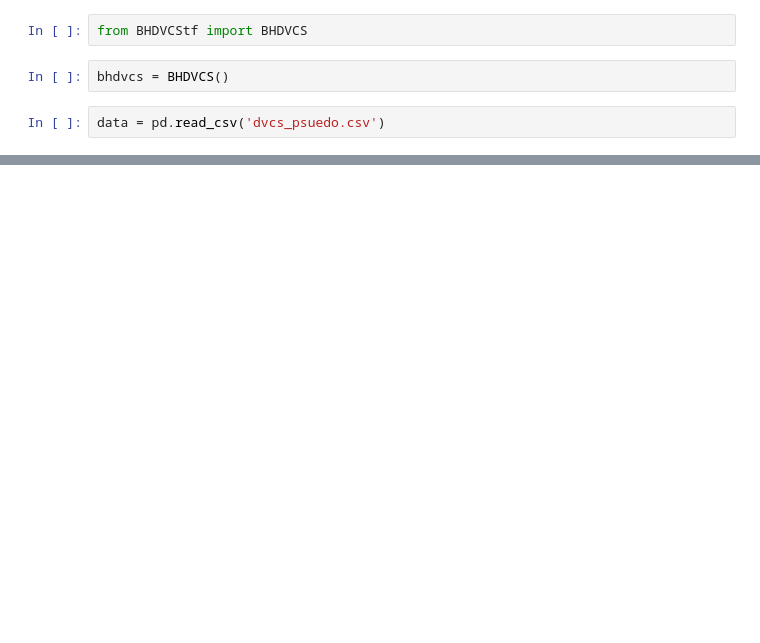
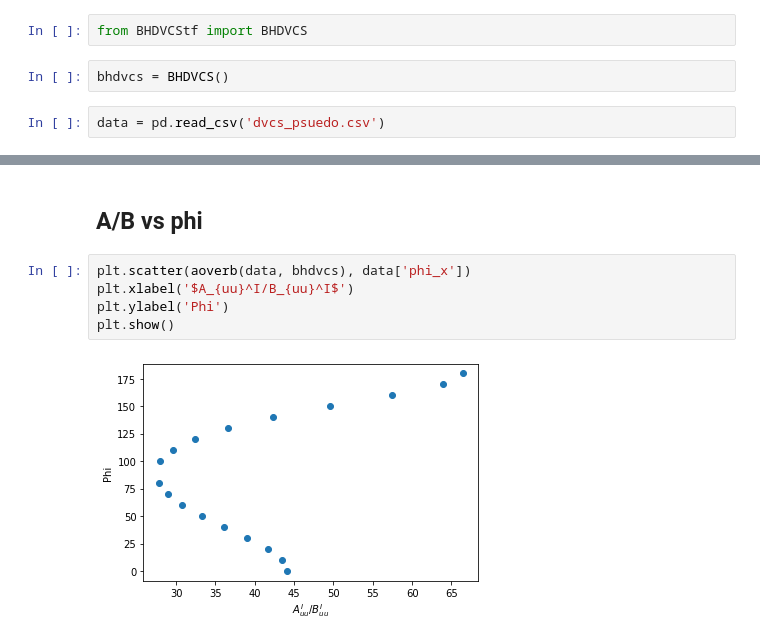
Before and after one commit to extraction-tools/ANN, a Jupyter notebook: Nick/Simulfit.ipynb, the cells around one changed output, grey strips where cells are left out. Saved outputs shown, nothing was run; the diff lists cells and outputs as text; blank space fills up the shorter version.

```diff
--- a/Nick/Simulfit.ipynb
+++ b/Nick/Simulfit.ipynb
@@ -42,0 +107,9 @@ AttributeError: 'BHDVCS' object has no attribute 'qp'
+# %% [markdown]
+## A/B vs phi
+# %%
+plt.scatter(aoverb(data, bhdvcs), data['phi_x'])
+plt.xlabel('$A_{uu}^I/B_{uu}^I$')
+plt.ylabel('Phi')
+plt.show()
+# %% [output]
+[figure, added]
```
Also changed, not shown: parts of 23 cells of this notebook, 2 other files.
